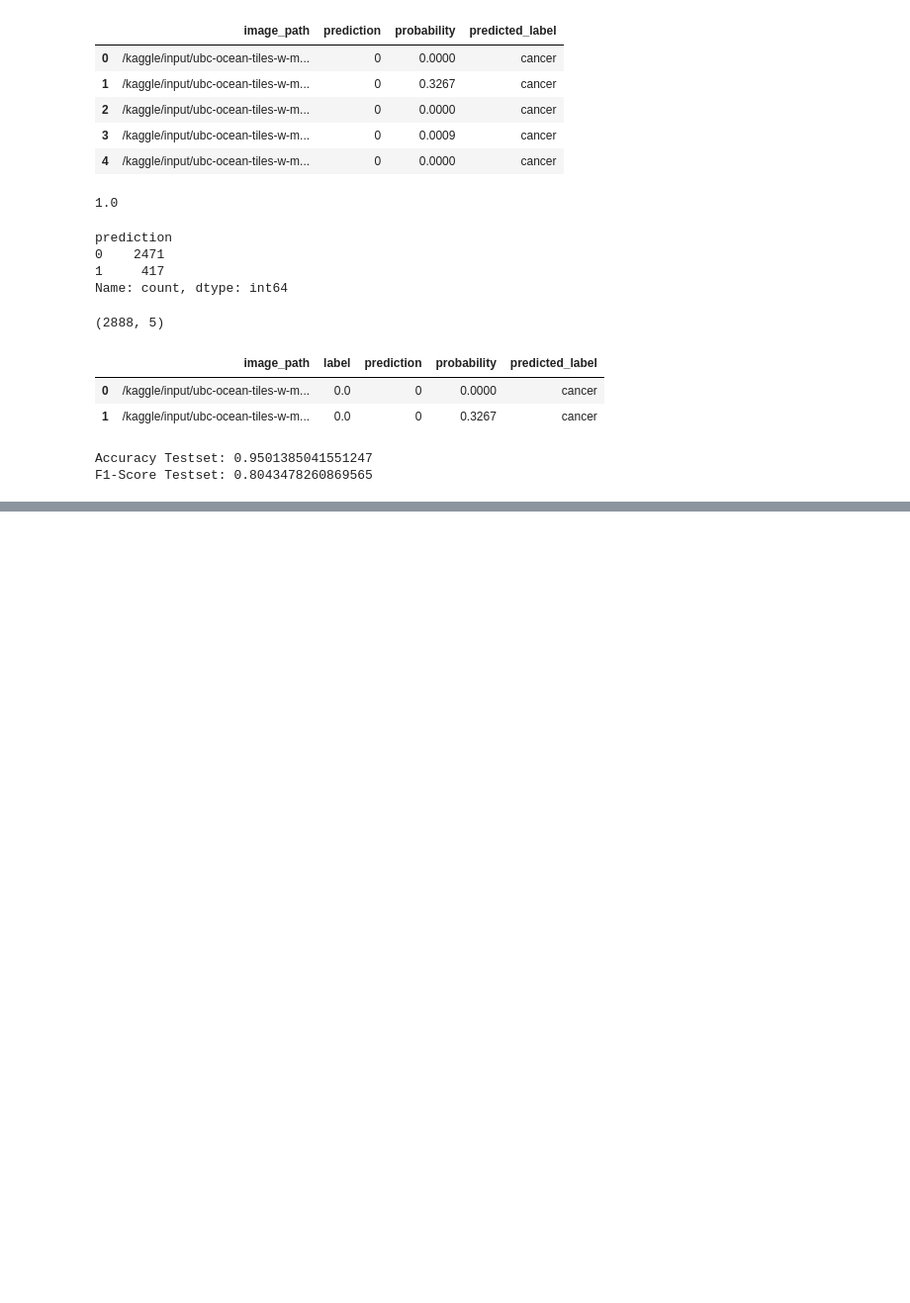
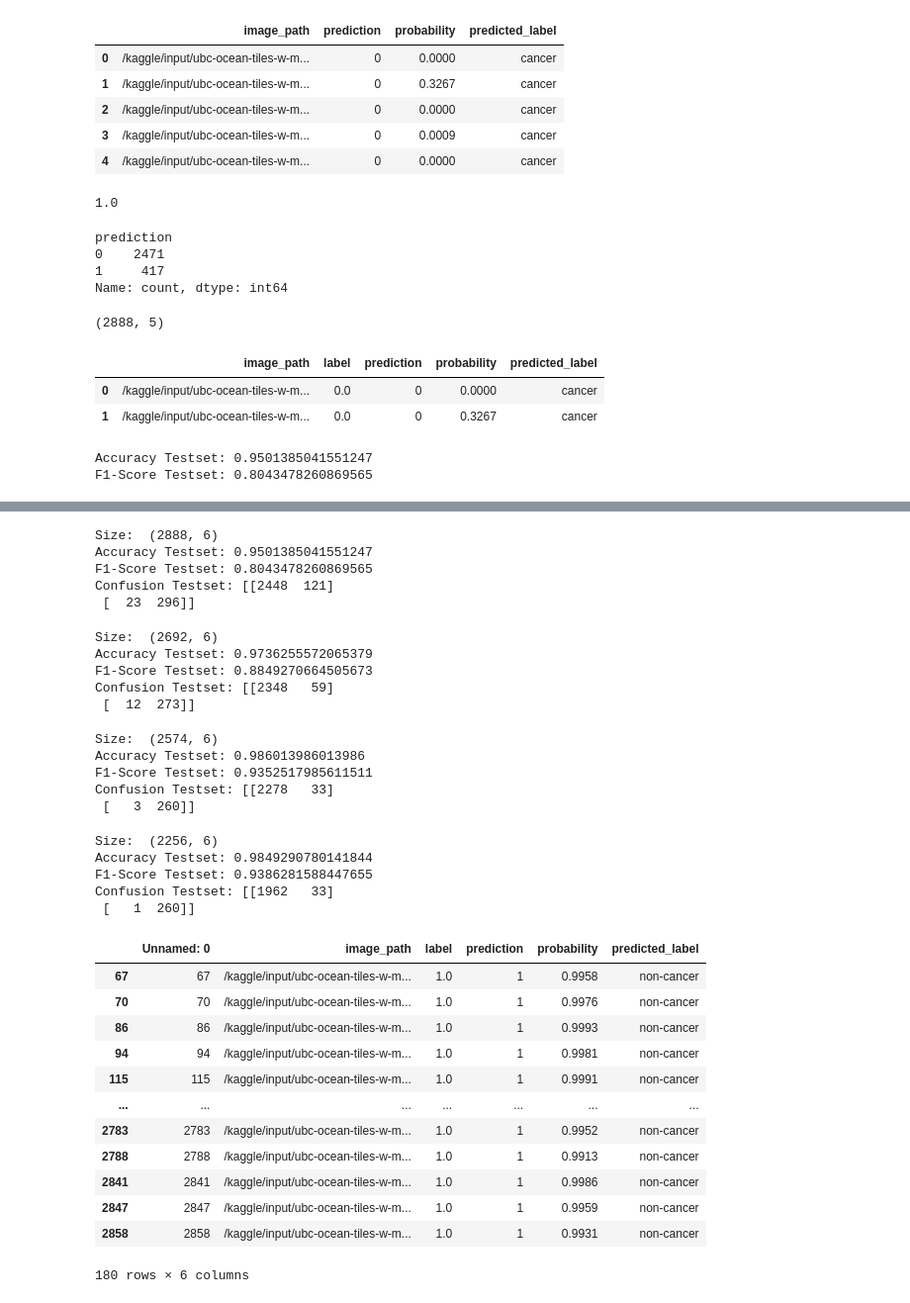
Before and after one commit to Niggl0n/UBC_Cancer_Classification, a Jupyter notebook: ubc-label-tiles-full-dataset.ipynb, the cells around one changed output, grey strips where cells are left out. Shown: that part at 99% size. Saved outputs shown, nothing was run; the diff lists cells and outputs as text; code cells hidden in the pictures; blank space fills up the shorter version.

Commit message:
Kaggle Notebook | UBC Label Tiles Full Dataset | Version 9

```diff
--- a/ubc-label-tiles-full-dataset.ipynb
+++ b/ubc-label-tiles-full-dataset.ipynb
@@ -407,3 +396,6 @@ def evaluate_dual_thresholds(y_true, y_probs):
     plt.title('Evaluation of Different Threshold Pairs')
     plt.legend()
     plt.show()
+# %%
+df_v1 = pd.read_csv("/kaggle/input/df-test-binary-v1/df_test_025x_predictions.csv")
+df_v1.head()
@@ -411,0 +411,63 @@ def evaluate_dual_thresholds(y_true, y_probs):
+# %%
+print("Size: ", df_v1.shape)
+print("Accuracy Testset:", accuracy_score(df_v1["label"], df_v1["prediction"]))
+print("F1-Score Testset:", f1_score(df_v1["label"], df_v1["prediction"]))
+print("Confusion Testset:", confusion_matrix(df_v1["label"], df_v1["prediction"]))
+# %% [output]
+Size:  (2888, 6)
+Accuracy Testset: 0.9501385041551247
+F1-Score Testset: 0.8043478260869565
+Confusion Testset: [[2448  121]
+ [  23  296]]
+# %%
+df_filtered = df_v1[(df_v1["probability"]<0.2) | (df_v1["probability"]>0.8)]
+print("Size: ", df_filtered.shape)
+print("Accuracy Testset:", accuracy_score(df_filtered["label"], df_filtered["prediction"]))
+print("F1-Score Testset:", f1_score(df_filtered["label"], df_filtered["prediction"]))
+print("Confusion Testset:", confusion_matrix(df_filtered["label"], df_filtered["prediction"]))
+# %% [output]
+Size:  (2692, 6)
+Accuracy Testset: 0.9736255572065379
+F1-Score Testset: 0.8849270664505673
+Confusion Testset: [[2348   59]
+ [  12  273]]
+# %%
+df_filtered = df_v1[(df_v1["probability"]<0.1) | (df_v1["probability"]>0.9)]
+print("Size: ", df_filtered.shape)
+print("Accuracy Testset:", accuracy_score(df_filtered["label"], df_filtered["prediction"]))
+print("F1-Score Testset:", f1_score(df_filtered["label"], df_filtered["prediction"]))
+print("Confusion Testset:", confusion_matrix(df_filtered["label"], df_filtered["prediction"]))
+# %% [output]
+Size:  (2574, 6)
+Accuracy Testset: 0.986013986013986
+F1-Score Testset: 0.9352517985611511
+Confusion Testset: [[2278   33]
+ [   3  260]]
+# %%
+df_filtered = df_v1[(df_v1["probability"]<0.01) | (df_v1["probability"]>0.9)]
+print("Size: ", df_filtered.shape)
+print("Accuracy Testset:", accuracy_score(df_filtered["label"], df_filtered["prediction"]))
+print("F1-Score Testset:", f1_score(df_filtered["label"], df_filtered["prediction"]))
+print("Confusion Testset:", confusion_matrix(df_filtered["label"], df_filtered["prediction"]))
+# %% [output]
+Size:  (2256, 6)
+Accuracy Testset: 0.9849290780141844
+F1-Score Testset: 0.9386281588447655
+Confusion Testset: [[1962   33]
+ [   1  260]]
+# %%
+df_v1[df_v1["probability"]>0.99]
+# %% [output]
+|  | Unnamed: 0 | image_path | label | prediction | probability | predicted_label |
+| 67 | 67 | /kaggle/input/ubc-ocean-tiles-w-m... | 1.0 | 1 | 0.9958 | non-cancer |
+| 70 | 70 | /kaggle/input/ubc-ocean-tiles-w-m... | 1.0 | 1 | 0.9976 | non-cancer |
+| 86 | 86 | /kaggle/input/ubc-ocean-tiles-w-m... | 1.0 | 1 | 0.9993 | non-cancer |
+| 94 | 94 | /kaggle/input/ubc-ocean-tiles-w-m... | 1.0 | 1 | 0.9981 | non-cancer |
+| 115 | 115 | /kaggle/input/ubc-ocean-tiles-w-m... | 1.0 | 1 | 0.9991 | non-cancer |
+| ... | ... | ... | ... | ... | ... | ... |
+| 2783 | 2783 | /kaggle/input/ubc-ocean-tiles-w-m... | 1.0 | 1 | 0.9952 | non-cancer |
+| 2788 | 2788 | /kaggle/input/ubc-ocean-tiles-w-m... | 1.0 | 1 | 0.9913 | non-cancer |
+| 2841 | 2841 | /kaggle/input/ubc-ocean-tiles-w-m... | 1.0 | 1 | 0.9986 | non-cancer |
+| 2847 | 2847 | /kaggle/input/ubc-ocean-tiles-w-m... | 1.0 | 1 | 0.9959 | non-cancer |
+| 2858 | 2858 | /kaggle/input/ubc-ocean-tiles-w-m... | 1.0 | 1 | 0.9931 | non-cancer |
+180 rows × 6 columns
```
Also changed, not shown: parts of 8 cells of this notebook.
